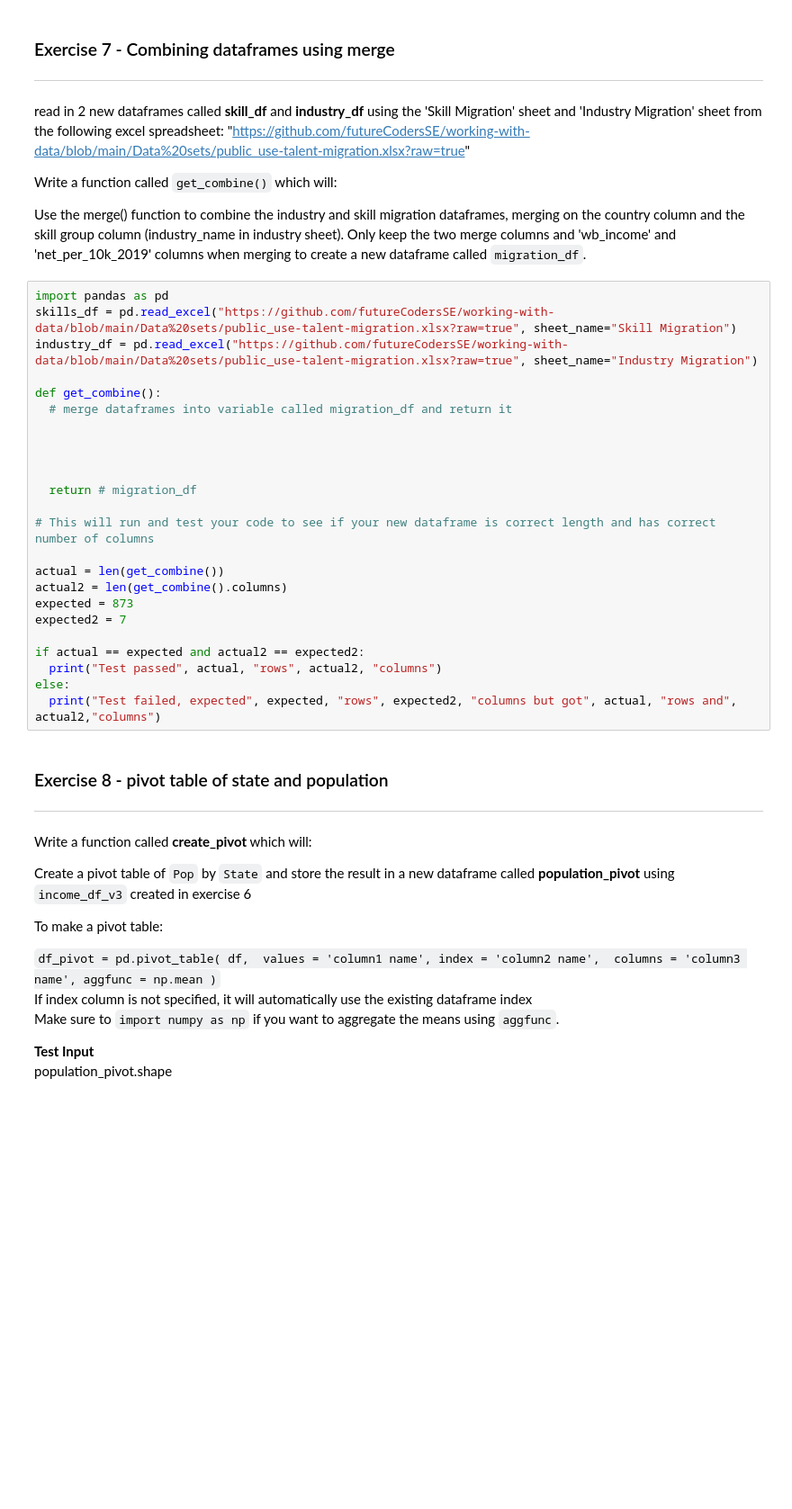
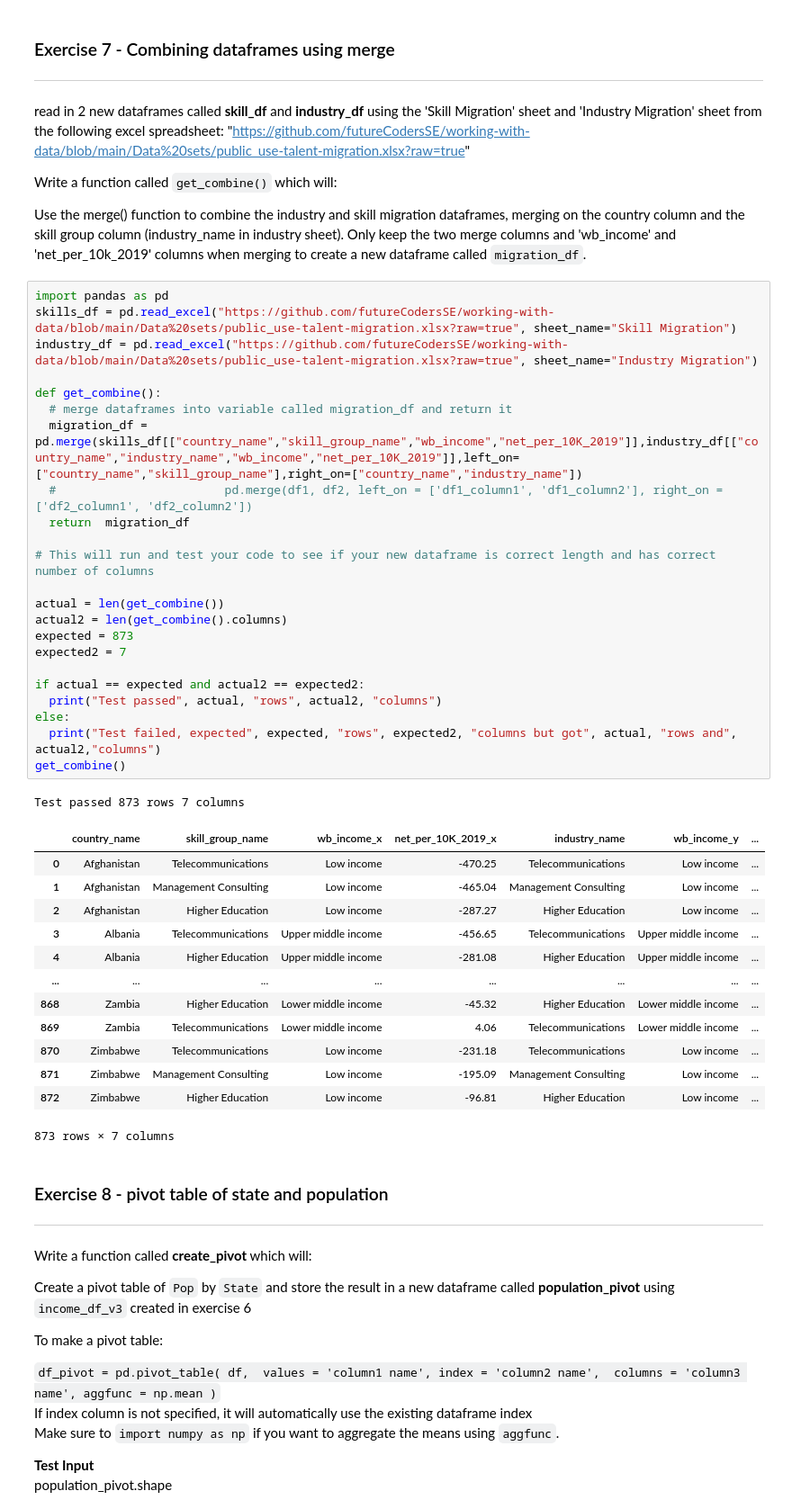
Before and after one commit to Natan9939/PythonCourse, a Jupyter notebook: 4_Wrangle_the_data.ipynb, the cells around one changed output. Shown at 90% size. Saved outputs shown, nothing was run; the diff lists cells and outputs as text; blank space fills up the shorter version.

```diff
--- a/4_Wrangle_the_data.ipynb
+++ b/4_Wrangle_the_data.ipynb
@@ -304,27 +353,41 @@ Use the merge() function to combine the industry and skill migration dataframes,
 # %%
 import pandas as pd
 skills_df = pd.read_excel("https://github.com/futureCodersSE/working-with-data/blob/main/Data%20sets/public_use-talent-migration.xlsx?raw=true", sheet_name="Skill Migration")
 industry_df = pd.read_excel("https://github.com/futureCodersSE/working-with-data/blob/main/Data%20sets/public_use-talent-migration.xlsx?raw=true", sheet_name="Industry Migration")
 
 def get_combine():
   # merge dataframes into variable called migration_df and return it
-
-
-
-
-  return # migration_df
+  migration_df = pd.merge(skills_df[["country_name","skill_group_name","wb_income","net_per_10K_2019"]],industry_df[["country_name","industry_name","wb_income","net_per_10K_2019"]],left_on=["country_name","skill_group_name"],right_on=["country_name","industry_name"])
+  #                        pd.merge(df1, df2, left_on = ['df1_column1', 'df1_column2'], right_on = ['df2_column1', 'df2_column2'])
+  return  migration_df
 
 # This will run and test your code to see if your new dataframe is correct length and has correct number of columns
 
 actual = len(get_combine())
 actual2 = len(get_combine().columns)
 expected = 873
 expected2 = 7
 
 if actual == expected and actual2 == expected2:
   print("Test passed", actual, "rows", actual2, "columns")
 else:
   print("Test failed, expected", expected, "rows", expected2, "columns but got", actual, "rows and", actual2,"columns")
+get_combine()
+# %% [output]
+Test passed 873 rows 7 columns
+|  | country_name | skill_group_name | wb_income_x | net_per_10K_2019_x | industry_name | wb_income_y | ... |
+| 0 | Afghanistan | Telecommunications | Low income | -470.25 | Telecommunications | Low income | ... |
+| 1 | Afghanistan | Management Consulting | Low income | -465.04 | Management Consulting | Low income | ... |
+| 2 | Afghanistan | Higher Education | Low income | -287.27 | Higher Education | Low income | ... |
+| 3 | Albania | Telecommunications | Upper middle income | -456.65 | Telecommunications | Upper middle income | ... |
+| 4 | Albania | Higher Education | Upper middle income | -281.08 | Higher Education | Upper middle income | ... |
+| ... | ... | ... | ... | ... | ... | ... | ... |
+| 868 | Zambia | Higher Education | Lower middle income | -45.32 | Higher Education | Lower middle income | ... |
+| 869 | Zambia | Telecommunications | Lower middle income | 4.06 | Telecommunications | Lower middle income | ... |
+| 870 | Zimbabwe | Telecommunications | Low income | -231.18 | Telecommunications | Low income | ... |
+| 871 | Zimbabwe | Management Consulting | Low income | -195.09 | Management Consulting | Low income | ... |
+| 872 | Zimbabwe | Higher Education | Low income | -96.81 | Higher Education | Low income | ... |
+873 rows × 7 columns
 # %% [markdown]
 ### Exercise 8 - pivot table of state and population
 ---
```
Also changed, not shown: parts of 7 cells of this notebook.
